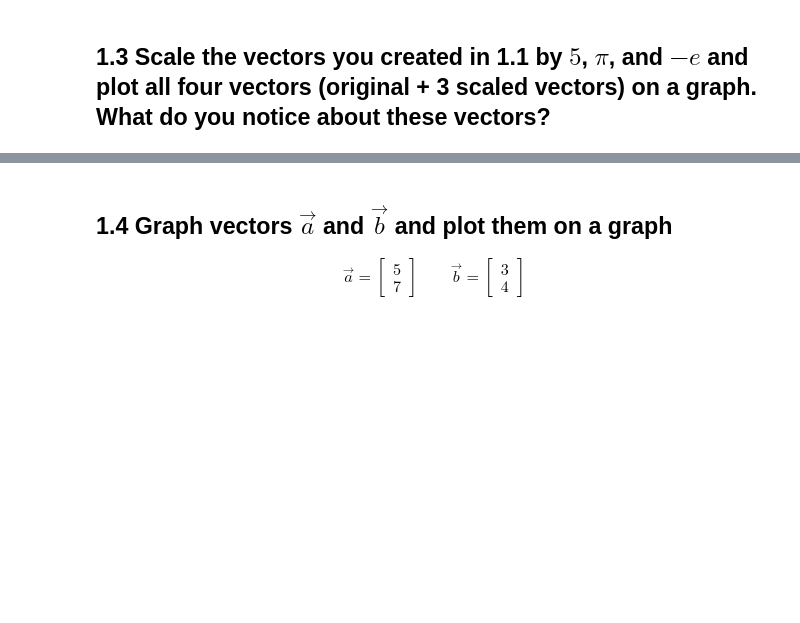
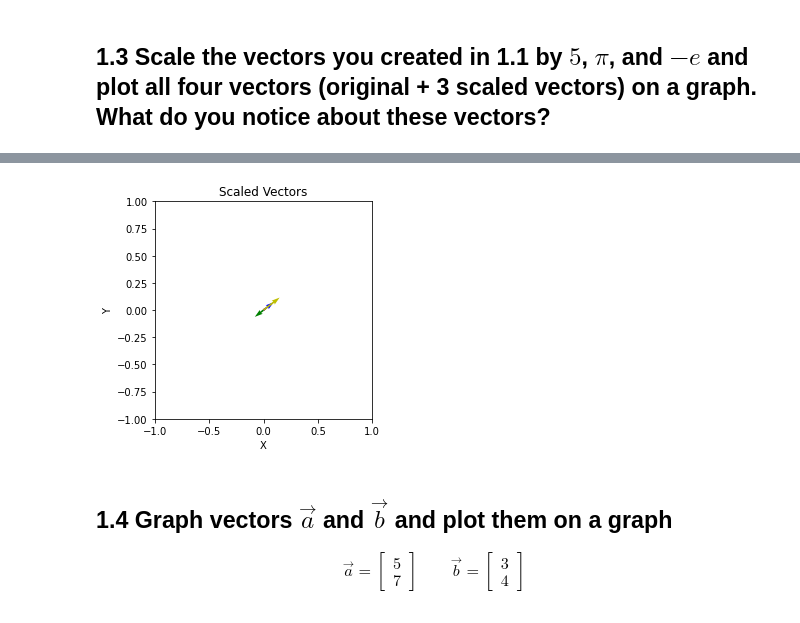
Before and after one commit to jrslagle/DS-Unit-1-Sprint-3-Linear-Algebra, a Jupyter notebook: module1-vectors-and-matrices/LS_DS_131_Vectors_and_Matrices_Assignment.ipynb, the cells around one changed output, grey strips where cells are left out. Saved outputs shown, nothing was run; the diff lists cells and outputs as text; code cells hidden in the pictures; blank space fills up the shorter version.

```diff
--- a/module1-vectors-and-matrices/LS_DS_131_Vectors_and_Matrices_Assignment.ipynb
+++ b/module1-vectors-and-matrices/LS_DS_131_Vectors_and_Matrices_Assignment.ipynb
@@ -52,3 +41,32 @@ print(pi)
+# %%
+
+import matplotlib.pyplot as plt
+from math import e, pi
+
+origin = [0,0]
+vector = np.array([0.9, 0.7])
+e_vec = vector*(-e)
+pi_vec = vector*pi
+five_vec = vector*5
+vectors = np.array([[*origin, *vector],
+                    [*origin, *e_vec],
+                    [*origin, *pi_vec],
+                    [*origin, *five_vec]])
+
+# origins = zip(origin*4)
+v_componenets = zip(*vectors) # translate from [x,y, x,y] to [x1,x2,x3,x4]
+
+head_style = {'headwidth':0.09, 'headlength':0.09}
+fig = plt.figure()
+ax = fig.add_subplot(aspect=1)
+plt.title('Scaled Vectors')
+ax.quiver(*v_componenets, color=['r','g','b','y']) #, **head_style)
+r = 1
+ax.set(xlim=[-r, r], ylim=[-r, r])
+ax.set(xlabel='X', ylabel='Y')
+plt.show()
+# %% [output]
+[figure, added]
 # %% [markdown]
 ## 1.4 Graph vectors $\vec{a}$ and $\vec{b}$ and plot them on a graph
 
```
Also changed, not shown: parts of 9 cells of this notebook.
